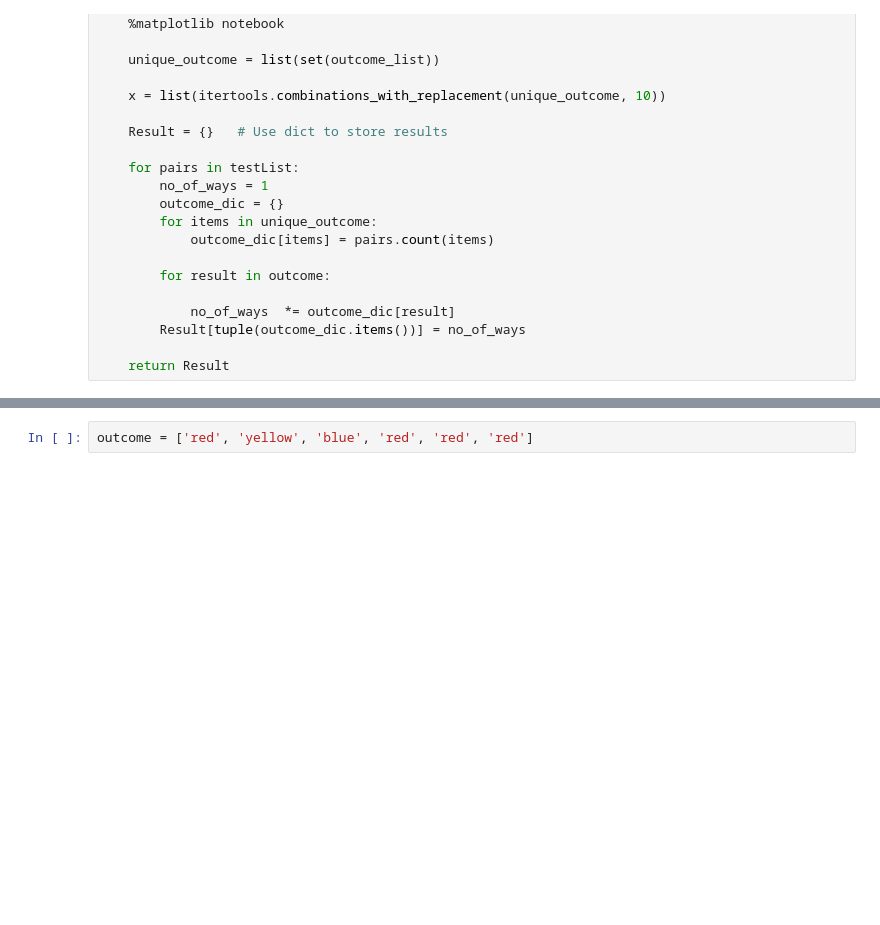
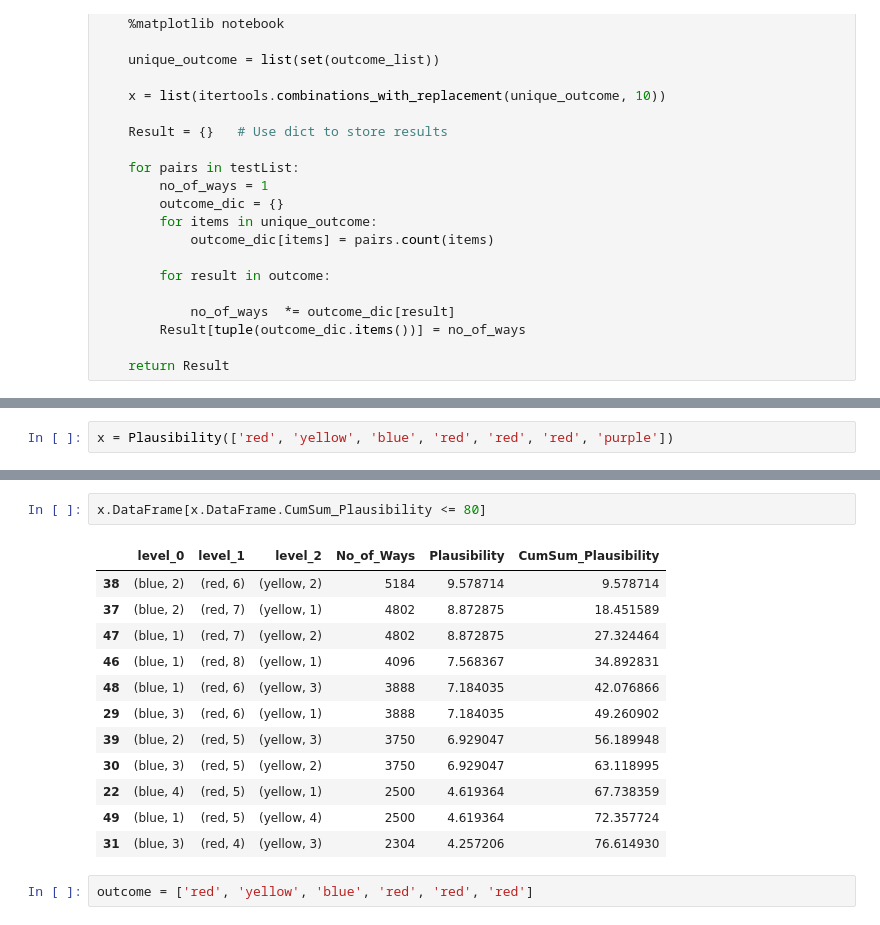
Before and after one commit to Elvislim1991/Probability_Article, a Jupyter notebook: Plausibility.ipynb, the cells around one changed output, grey strips where cells are left out. Drawn from its saved outputs; the diff is of its cells as text; blank space fills up the shorter version.

```diff
--- a/Plausibility.ipynb
+++ b/Plausibility.ipynb
@@ -143,0 +358,2 @@ plausibility(['red', 'yellow', 'blue', 'red', 'red', 'red'])
+# %%
+x = Plausibility(['red', 'yellow', 'blue', 'red', 'red', 'red', 'purple'])
@@ -144,3 +380,18 @@ plausibility(['red', 'yellow', 'blue', 'red', 'red', 'red'])
+# %%
+x.DataFrame[x.DataFrame.CumSum_Plausibility <= 80]
+# %% [output]
+|  | level_0 | level_1 | level_2 | No_of_Ways | Plausibility | CumSum_Plausibility |
+| 38 | (blue, 2) | (red, 6) | (yellow, 2) | 5184 | 9.578714 | 9.578714 |
+| 37 | (blue, 2) | (red, 7) | (yellow, 1) | 4802 | 8.872875 | 18.451589 |
+| 47 | (blue, 1) | (red, 7) | (yellow, 2) | 4802 | 8.872875 | 27.324464 |
+| 46 | (blue, 1) | (red, 8) | (yellow, 1) | 4096 | 7.568367 | 34.892831 |
+| 48 | (blue, 1) | (red, 6) | (yellow, 3) | 3888 | 7.184035 | 42.076866 |
+| 29 | (blue, 3) | (red, 6) | (yellow, 1) | 3888 | 7.184035 | 49.260902 |
+| 39 | (blue, 2) | (red, 5) | (yellow, 3) | 3750 | 6.929047 | 56.189948 |
+| 30 | (blue, 3) | (red, 5) | (yellow, 2) | 3750 | 6.929047 | 63.118995 |
+| 22 | (blue, 4) | (red, 5) | (yellow, 1) | 2500 | 4.619364 | 67.738359 |
+| 49 | (blue, 1) | (red, 5) | (yellow, 4) | 2500 | 4.619364 | 72.357724 |
+| 31 | (blue, 3) | (red, 4) | (yellow, 3) | 2304 | 4.257206 | 76.614930 |
 # %%
 outcome = ['red', 'yellow', 'blue', 'red', 'red', 'red']
 # %%
```
Also changed, not shown: parts of 14 cells of this notebook, 6 other files.
